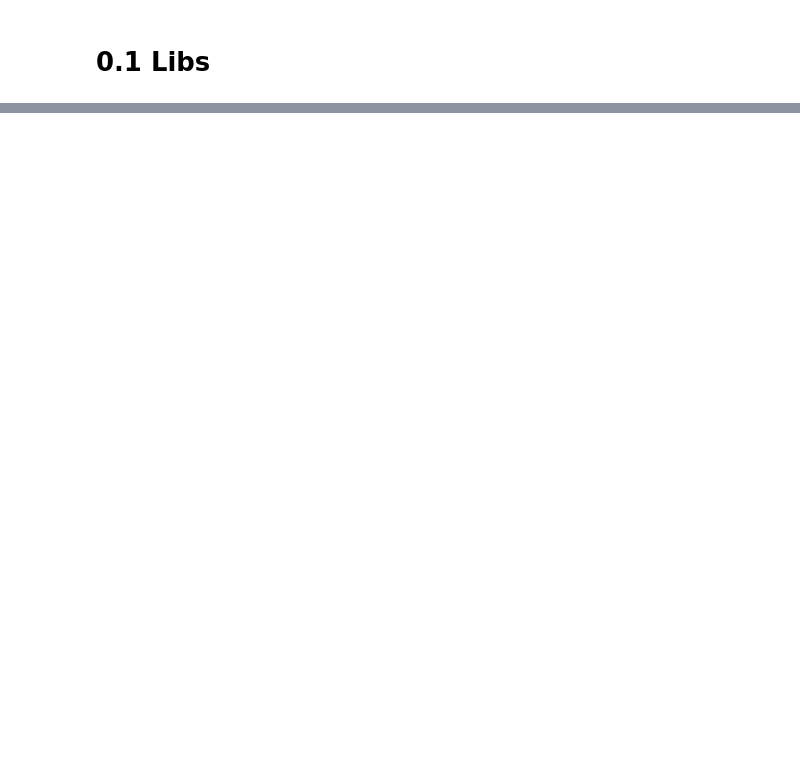
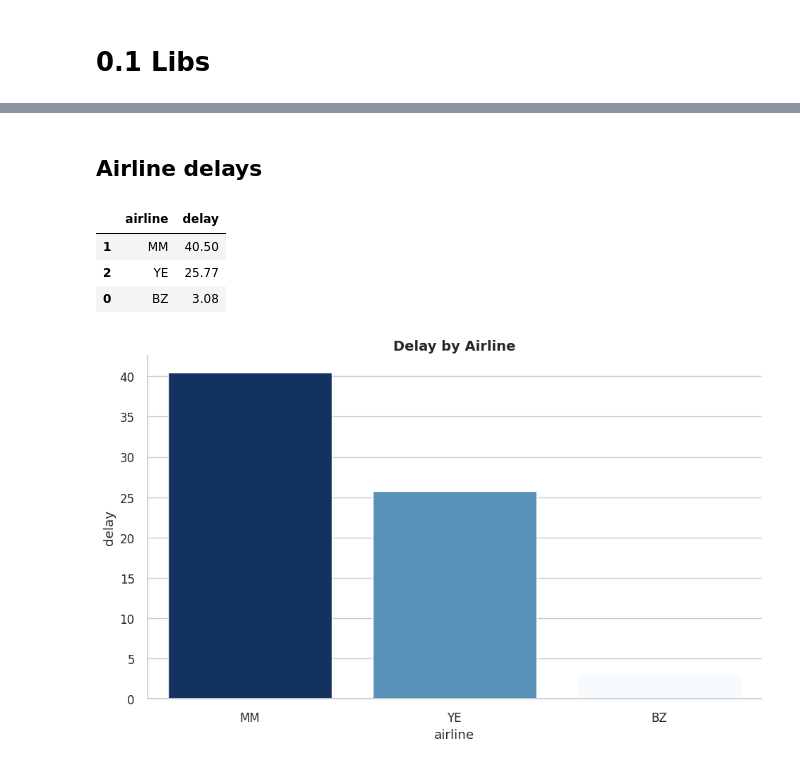
Before and after one commit to JCSR2022/Alura_Data_Science, a Jupyter notebook: Flight_Delay_Prediction_Project/Optimizacion_aeroportuaria.ipynb, the cells around one changed output, grey strips where cells are left out. Drawn from its saved outputs; the diff is of its cells as text; code cells hidden in the pictures; blank space fills up the shorter version.

```diff
--- a/Flight_Delay_Prediction_Project/Optimizacion_aeroportuaria.ipynb
+++ b/Flight_Delay_Prediction_Project/Optimizacion_aeroportuaria.ipynb
@@ -43,0 +35,7 @@ import yellowbrick
+# %%
+#https://github.com/JCSR2022/Alura_Data_Science/blob/main/Flight_Delay_Prediction_Project/flights.csv
+
+git_raw = 'https://raw.githubusercontent.com/'
+url_github = 'JCSR2022/Alura_Data_Science/main/Flight_Delay_Prediction_Project/flights.csv'
+datos = pd.read_csv(git_raw + url_github)
+datos.info()
@@ -43,0 +94,57 @@ import yellowbrick
+# %% [markdown]
+## Airline delays
+# %%
+avg_delay = datos.groupby('airline')['delay'].mean().reset_index()
+# %%
+def show_table(df,sorted_by=None):
+    if sorted_by:
+        df = df.sort_values(by=sorted_by,ascending=False)
+    return (
+        df.style
+        .background_gradient(cmap=PALETTE)
+        .format(precision=2)
+        .set_properties(**{
+            "text-align": "center"
+        })
+        .set_table_styles([
+            {"selector": "th",
+             "props": [
+                 ("font-weight", "bold"),
+                 ("text-align", "center")
+             ]}
+        ])
+    )
+
+def barplot(df, x, y, title):
+
+    df = df.sort_values(by=y, ascending=False)
+
+    fig, ax = plt.subplots(figsize=(10,6))
+
+    sns.barplot(
+        data=df,
+        x=x,
+        y=y,
+        hue=y,                 # permite mapear intensidad del color
+        palette=PALETTE,       # más alto = más oscuro
+        legend=False,
+        ax=ax
+    )
+
+    ax.set_title(title, fontsize=14, weight="bold")
+    ax.set_xlabel(x)
+    ax.set_ylabel(y)
+
+    sns.despine()
+
+    return fig
+
+display(show_table(avg_delay,'delay'))
+print()
+barplot(avg_delay, 'airline', 'delay', 'Delay by Airline').show()
+# %% [output]
+|  | airline | delay |
+| 1 | MM | 40.50 |
+| 2 | YE | 25.77 |
+| 0 | BZ | 3.08 |
+[figure, added]
```
Also changed, not shown: parts of 8 cells of this notebook.
